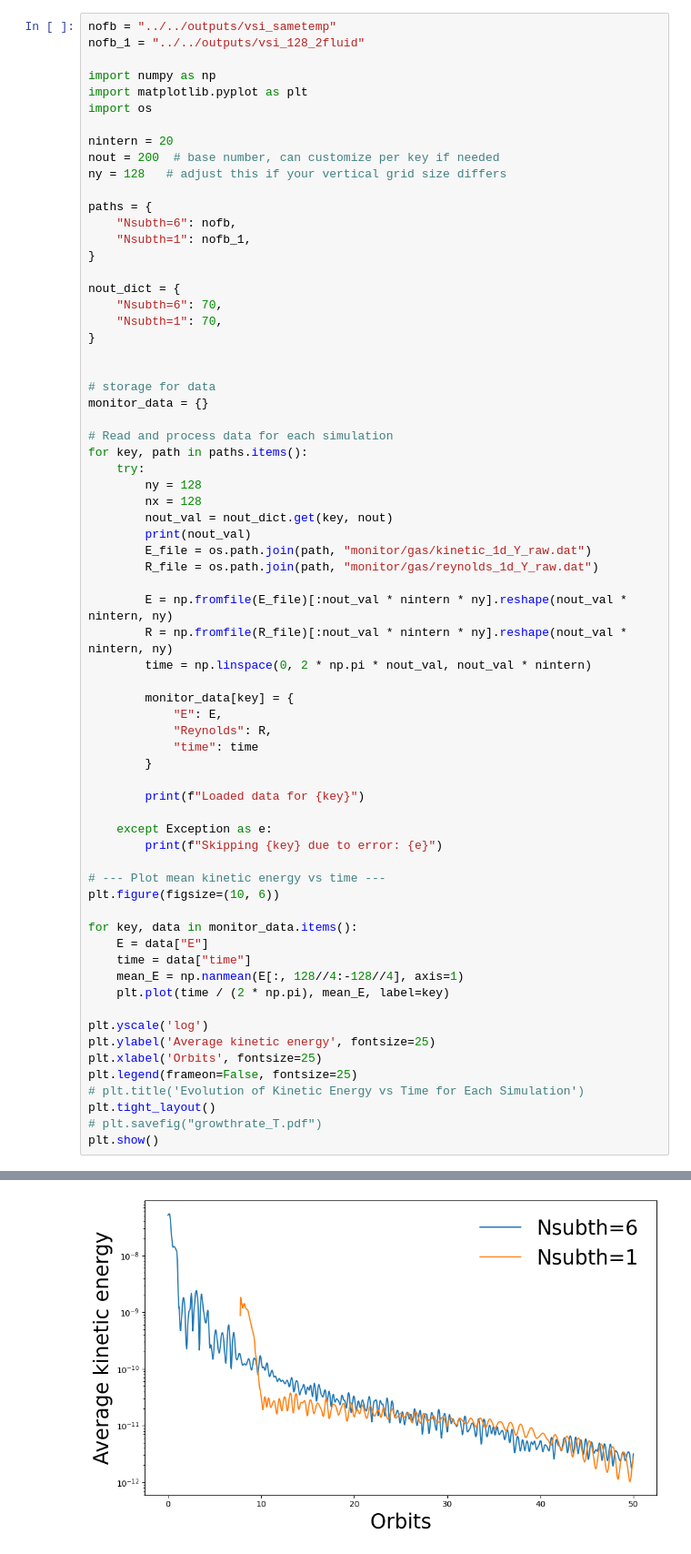
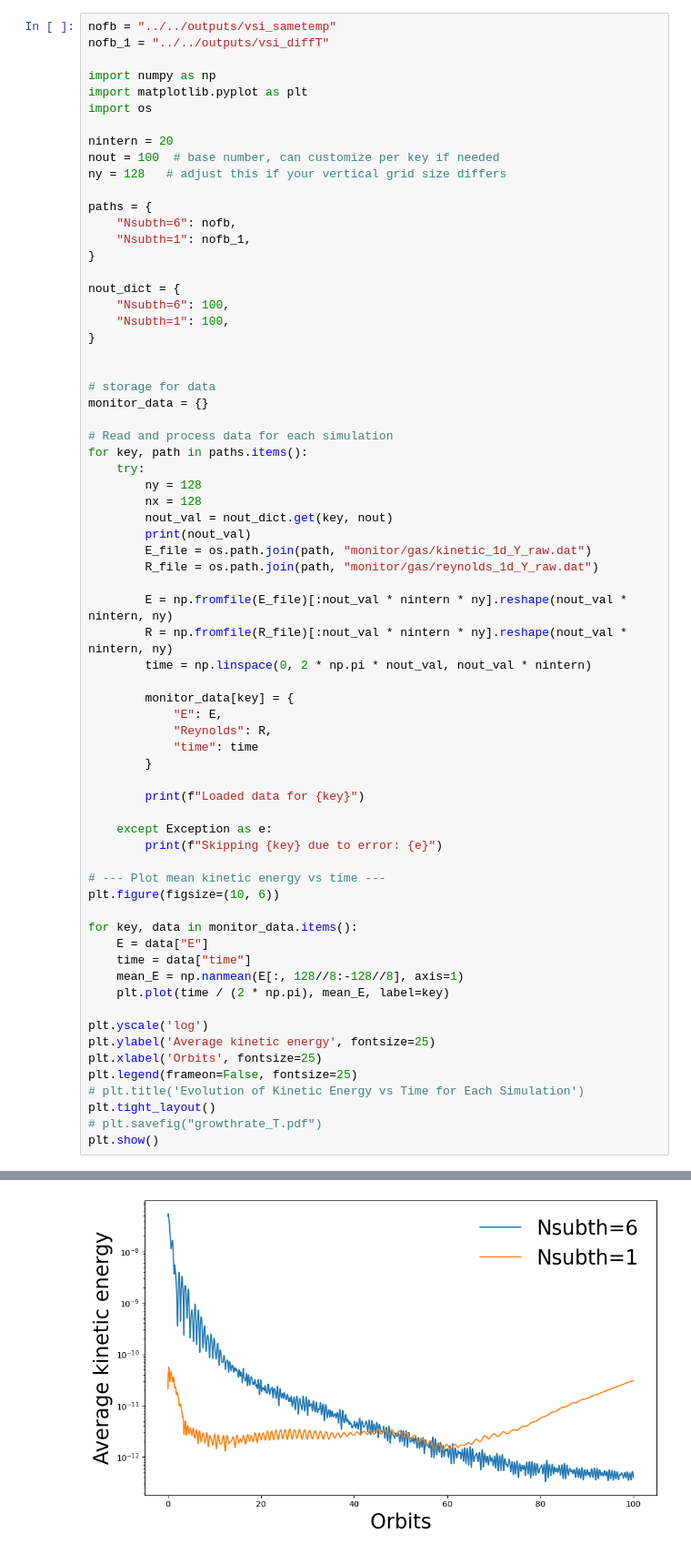
Before and after one commit to NadineSoliman/fargo3d, a Jupyter notebook: setups/vsi/vsi.ipynb, the cells around one changed output, grey strips where cells are left out. Shown at 91% size. Drawn from its saved outputs; the diff is of its cells as text.

```diff
--- a/setups/vsi/vsi.ipynb
+++ b/setups/vsi/vsi.ipynb
@@ -412,13 +499,13 @@ show()
 # %%
 nofb = "../../outputs/vsi_sametemp"
-nofb_1 = "../../outputs/vsi_128_2fluid"
+nofb_1 = "../../outputs/vsi_diffT"
 
 import numpy as np
 import matplotlib.pyplot as plt
 import os
 
 nintern = 20
-nout = 200  # base number, can customize per key if needed
+nout = 100  # base number, can customize per key if needed
 ny = 128   # adjust this if your vertical grid size differs
 
 paths = {
@@ -427,8 +514,8 @@ paths = {
 }
 
 nout_dict = {
-    "Nsubth=6": 70,
-    "Nsubth=1": 70,
+    "Nsubth=6": 100,
+    "Nsubth=1": 100,
 }
 
 
@@ -466,7 +553,7 @@ plt.figure(figsize=(10, 6))
 for key, data in monitor_data.items():
     E = data["E"]
     time = data["time"]
-    mean_E = np.nanmean(E[:, 128//4:-128//4], axis=1)
+    mean_E = np.nanmean(E[:, 128//8:-128//8], axis=1)
     plt.plot(time / (2 * np.pi), mean_E, label=key)
 
 plt.yscale('log')
@@ -484,5 +571,5 @@ Loaded data for Nsubth=6
 Loaded data for Nsubth=1
-[figure, old version]
+[figure, new version]
 # %%
 import numpy as np
 import os
```
Also changed, not shown: parts of 14 cells of this notebook, 6 other files.
